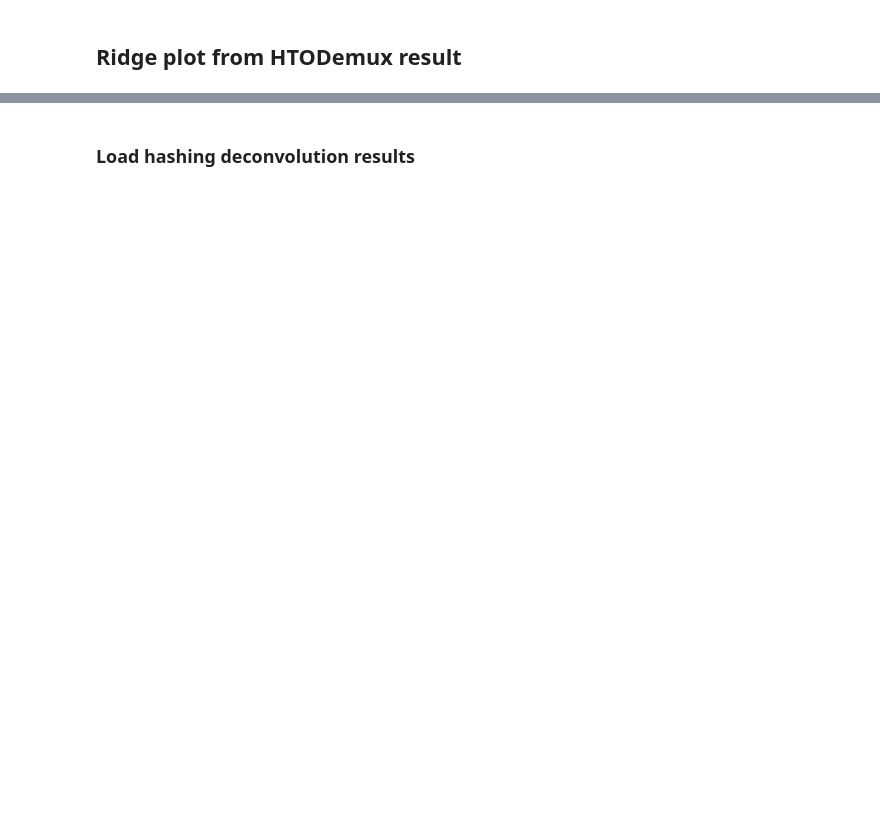
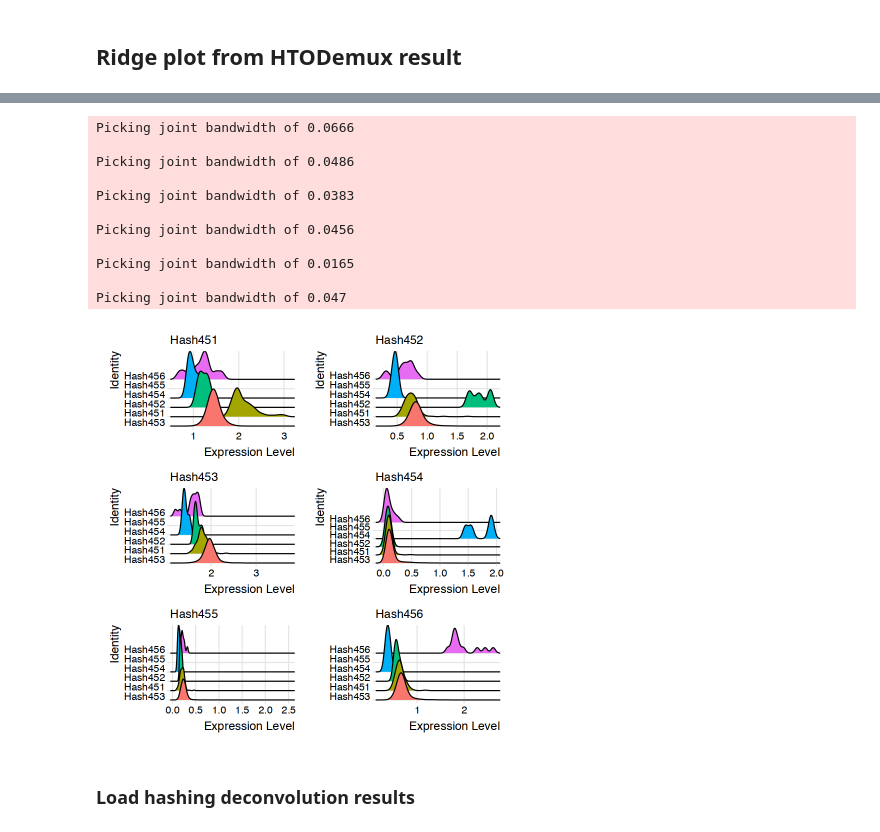
Before and after one commit to theislab/hadge-reproducibility, a Jupyter notebook: notebooks/s1-gx12.ipynb, the cells around one changed output, grey strips where cells are left out. Drawn from its saved outputs; the diff is of its cells as text; code cells hidden in the pictures; blank space fills up the shorter version.

Commit message:
update suppl. figure 1-4

```diff
--- a/notebooks/s1-gx12.ipynb
+++ b/notebooks/s1-gx12.ipynb
@@ -13,7 +21,8 @@ htodemux_gx12 <- readRDS("../data/pipeline_output/gx12/htodemux.rds")
 # Rename features
 htodemux_gx12[["HTO"]]@counts@Dimnames[[1]] <- paste0("Hash45", 1:6)
 dimnames(htodemux_gx12[["HTO"]]@data)[[1]] <- paste0("Hash45", 1:6)
-htodemux_gx12 <- RenameIdents(htodemux_gx12, 'Hash453-TotalSeqA' = 'Hash453', 'Hash451-TotalSeqA' = 'Hash451', 'Hash452-TotalSeqA' = 'Hash452', 'Hash454-TotalSeqA' = 'Hash454',
+htodemux_gx12 <- RenameIdents(htodemux_gx12, 'Hash453-TotalSeqA' = 'Hash453', 'Hash451-TotalSeqA' = 'Hash451',
+    'Hash452-TotalSeqA' = 'Hash452', 'Hash454-TotalSeqA' = 'Hash454',
     'Hash455-TotalSeqA' = 'Hash455', 'Hash456-TotalSeqA' = 'Hash456')
 # %%
 # Group cells based on the max HTO signal
@@ -38,3 +47,19 @@ Picking joint bandwidth of 0.047
+# %%
+RidgePlot(htodemux_gx12, assay = "HTO", features = paste0("Hash45", 1:6), ncol=2) +
+     theme(axis.title.y = element_blank()) + ylab("Cluster")
+# %% [output]
+Picking joint bandwidth of 0.0666
+
+Picking joint bandwidth of 0.0486
+
+Picking joint bandwidth of 0.0383
+
+Picking joint bandwidth of 0.0456
+
+Picking joint bandwidth of 0.0165
+
+Picking joint bandwidth of 0.047
+[figure, added]
 # %% [markdown]
 ### Load hashing deconvolution results
 # %%
```
Also changed, not shown: parts of 8 cells of this notebook, 3 other files.
